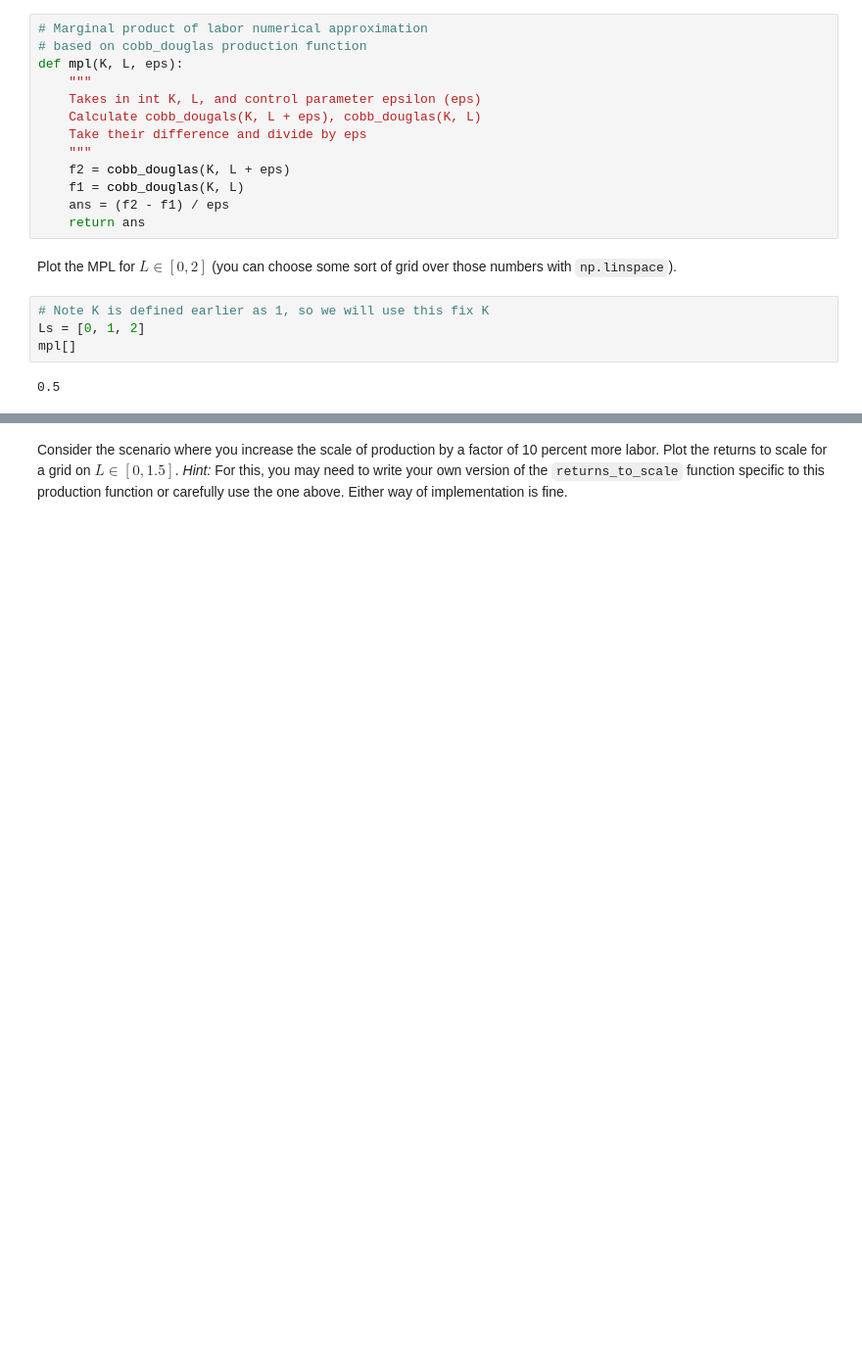
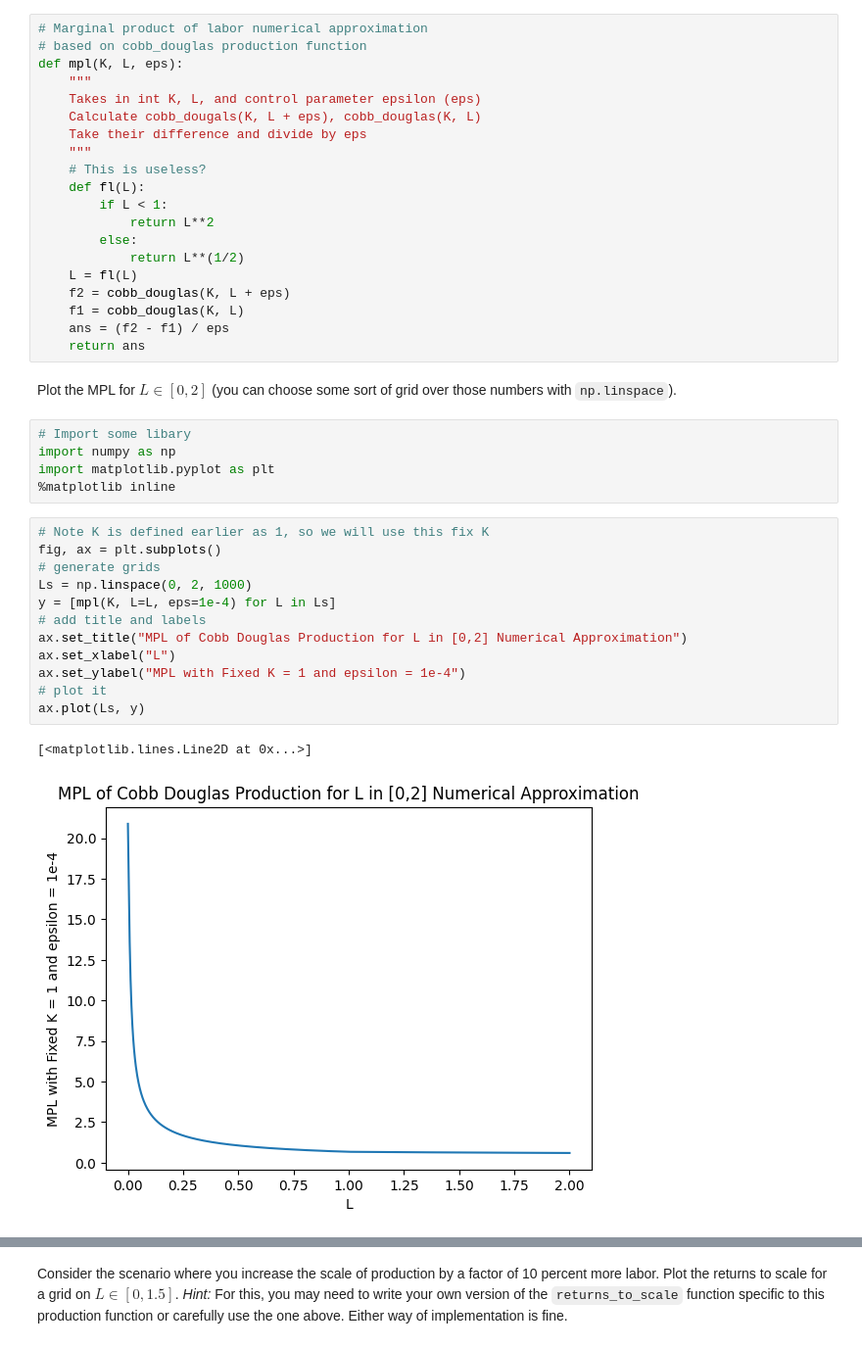
Before and after one commit to tonyliang19/ECON323_2023_Spring, a Jupyter notebook: problem_sets/problem_set_2_Liang.ipynb, the cells around one changed output, grey strips where cells are left out. Shown at 98% size. Cells and saved outputs as stored; diff of their text form; blank space fills up the shorter version.

```diff
--- a/problem_sets/problem_set_2_Liang.ipynb
+++ b/problem_sets/problem_set_2_Liang.ipynb
@@ -227,15 +220,36 @@ def mpl(K, L, eps):
     Calculate cobb_dougals(K, L + eps), cobb_douglas(K, L)
     Take their difference and divide by eps
     """
+    # This is useless?
+    def fl(L):
+        if L < 1:
+            return L**2
+        else:
+            return L**(1/2)
+    L = fl(L)
     f2 = cobb_douglas(K, L + eps)
     f1 = cobb_douglas(K, L)
     ans = (f2 - f1) / eps
     return ans
 # %% [markdown]
 Plot the MPL for $ L \in [0,2] $  (you can choose some sort of grid over those numbers with `np.linspace`).
+# %%
+# Import some libary
+import numpy as np
+import matplotlib.pyplot as plt
+%matplotlib inline
 # %%
 # Note K is defined earlier as 1, so we will use this fix K
-Ls = [0, 1, 2]
-mpl[]
+fig, ax = plt.subplots()
+# generate grids
+Ls = np.linspace(0, 2, 1000)
+y = [mpl(K, L=L, eps=1e-4) for L in Ls]
+# add title and labels
+ax.set_title("MPL of Cobb Douglas Production for L in [0,2] Numerical Approximation")
+ax.set_xlabel("L")
+ax.set_ylabel("MPL with Fixed K = 1 and epsilon = 1e-4")
+# plot it
+ax.plot(Ls, y)
 # %% [output]
-0.5
+[<matplotlib.lines.Line2D at 0x...>]
+[figure, added]
```
Also changed, not shown: parts of 4 cells of this notebook.
